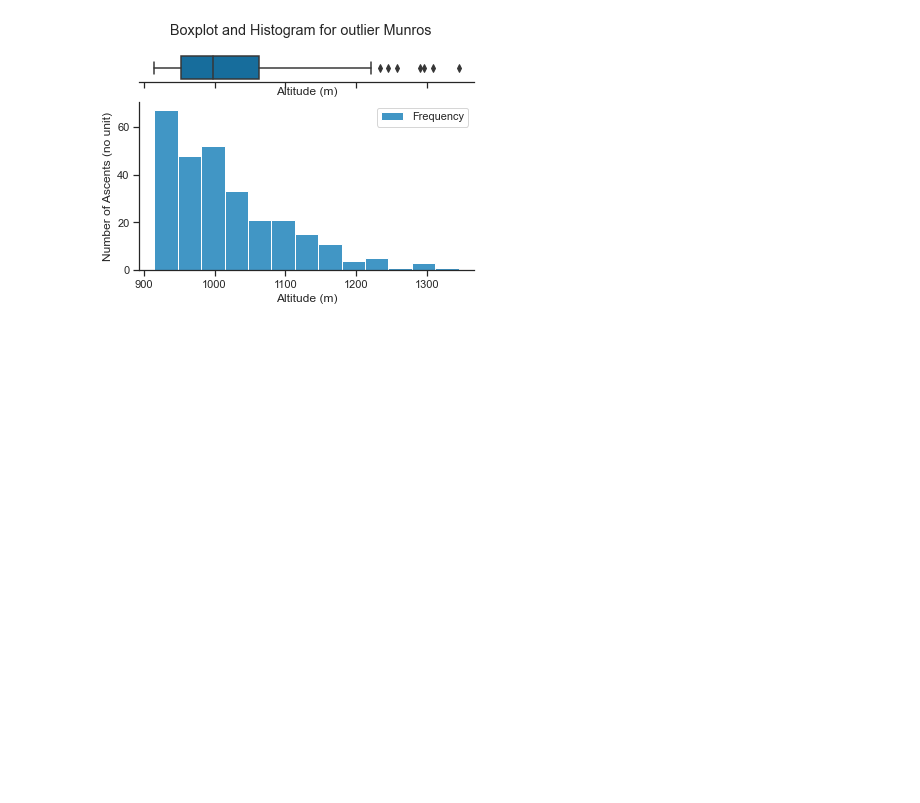
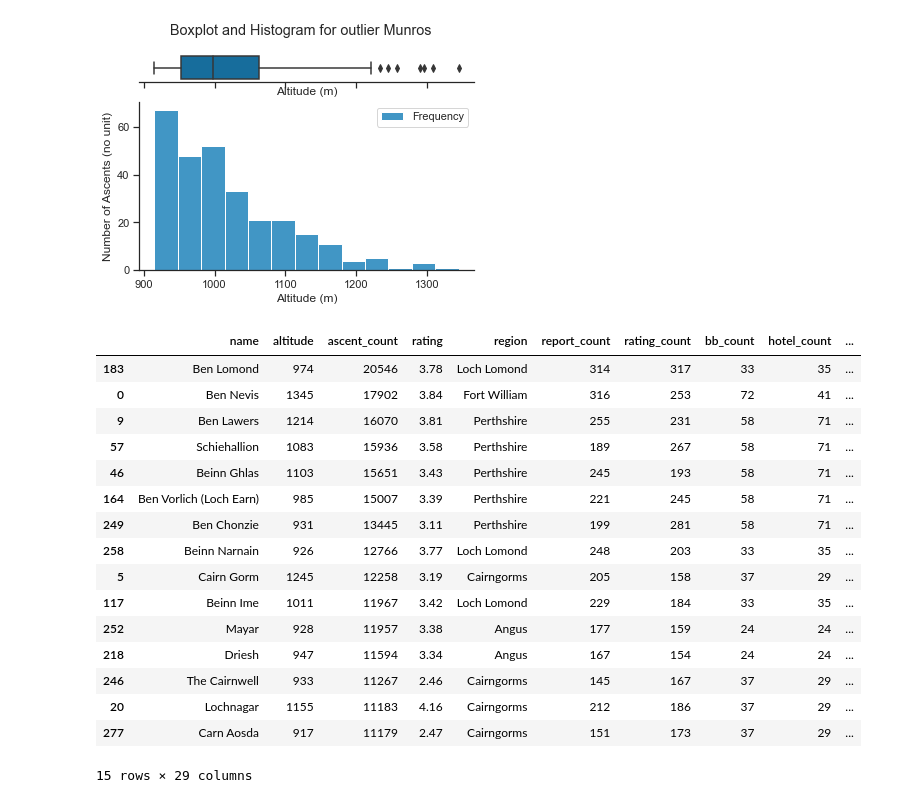
Before and after one commit to filipbalucha/FDS_final_project, a Jupyter notebook: visualization.ipynb, the cells around one changed output. Saved outputs shown, nothing was run; the diff lists cells and outputs as text; code cells hidden in the pictures; blank space fills up the shorter version.

```diff
--- a/visualization.ipynb
+++ b/visualization.ipynb
@@ -131,3 +149,23 @@ sns.despine(ax=ax_hist)
 sns.despine(ax=ax_box, left=True)
 # %% [output]
 [figure]
+# %%
+df.sort_values(by=['ascent_count'],ascending=False)[:15]
+# %% [output]
+|  | name | altitude | ascent_count | rating | region | report_count | rating_count | bb_count | hotel_count | ... |
+| 183 | Ben Lomond | 974 | 20546 | 3.78 | Loch Lomond | 314 | 317 | 33 | 35 | ... |
+| 0 | Ben Nevis | 1345 | 17902 | 3.84 | Fort William | 316 | 253 | 72 | 41 | ... |
+| 9 | Ben Lawers | 1214 | 16070 | 3.81 | Perthshire | 255 | 231 | 58 | 71 | ... |
+| 57 | Schiehallion | 1083 | 15936 | 3.58 | Perthshire | 189 | 267 | 58 | 71 | ... |
+| 46 | Beinn Ghlas | 1103 | 15651 | 3.43 | Perthshire | 245 | 193 | 58 | 71 | ... |
+| 164 | Ben Vorlich (Loch Earn) | 985 | 15007 | 3.39 | Perthshire | 221 | 245 | 58 | 71 | ... |
+| 249 | Ben Chonzie | 931 | 13445 | 3.11 | Perthshire | 199 | 281 | 58 | 71 | ... |
+| 258 | Beinn Narnain | 926 | 12766 | 3.77 | Loch Lomond | 248 | 203 | 33 | 35 | ... |
+| 5 | Cairn Gorm | 1245 | 12258 | 3.19 | Cairngorms | 205 | 158 | 37 | 29 | ... |
+| 117 | Beinn Ime | 1011 | 11967 | 3.42 | Loch Lomond | 229 | 184 | 33 | 35 | ... |
+| 252 | Mayar | 928 | 11957 | 3.38 | Angus | 177 | 159 | 24 | 24 | ... |
+| 218 | Driesh | 947 | 11594 | 3.34 | Angus | 167 | 154 | 24 | 24 | ... |
+| 246 | The Cairnwell | 933 | 11267 | 2.46 | Cairngorms | 145 | 167 | 37 | 29 | ... |
+| 20 | Lochnagar | 1155 | 11183 | 4.16 | Cairngorms | 212 | 186 | 37 | 29 | ... |
+| 277 | Carn Aosda | 917 | 11179 | 2.47 | Cairngorms | 151 | 173 | 37 | 29 | ... |
+15 rows × 29 columns
```
Also changed, not shown: parts of 2 cells of this notebook, 2 other files.
